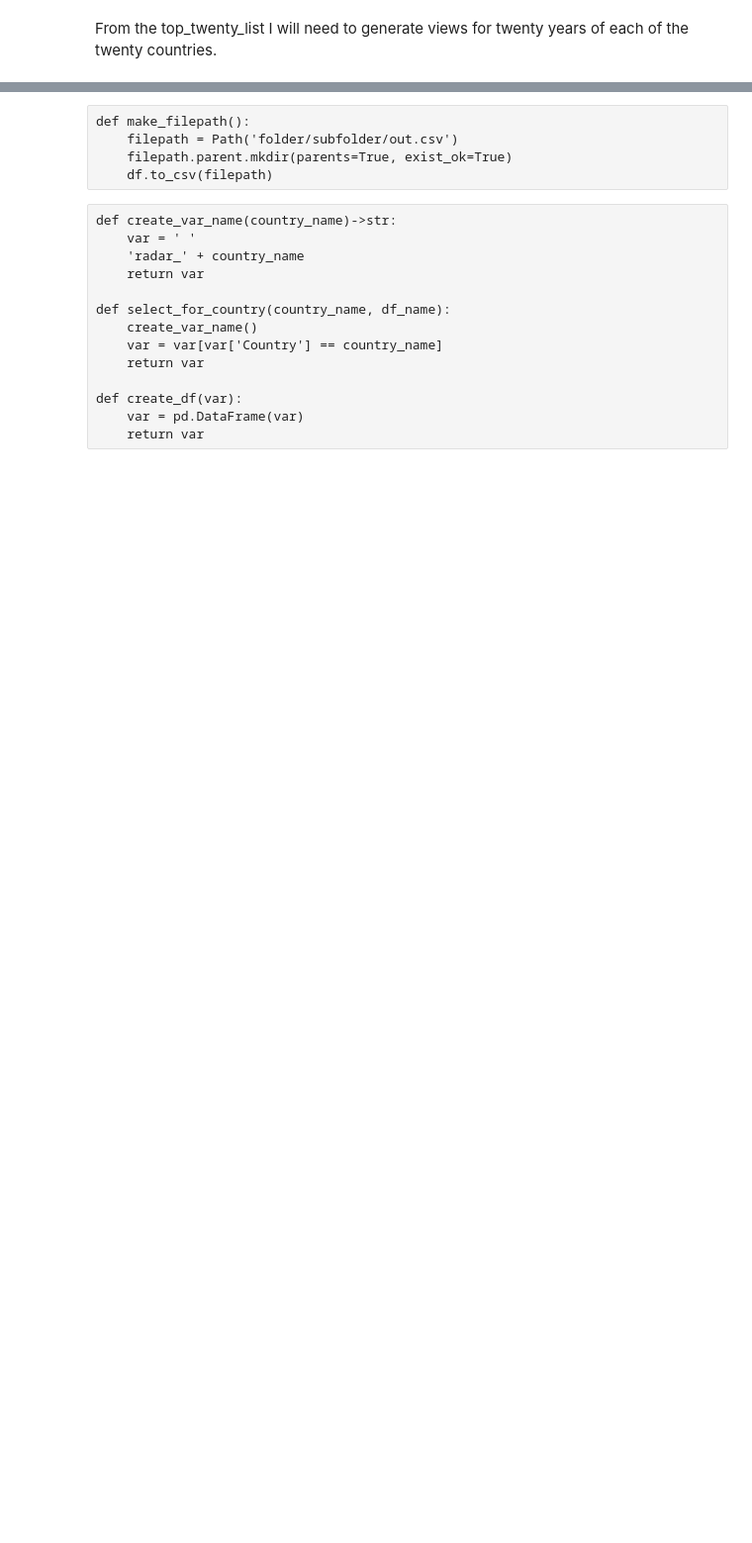
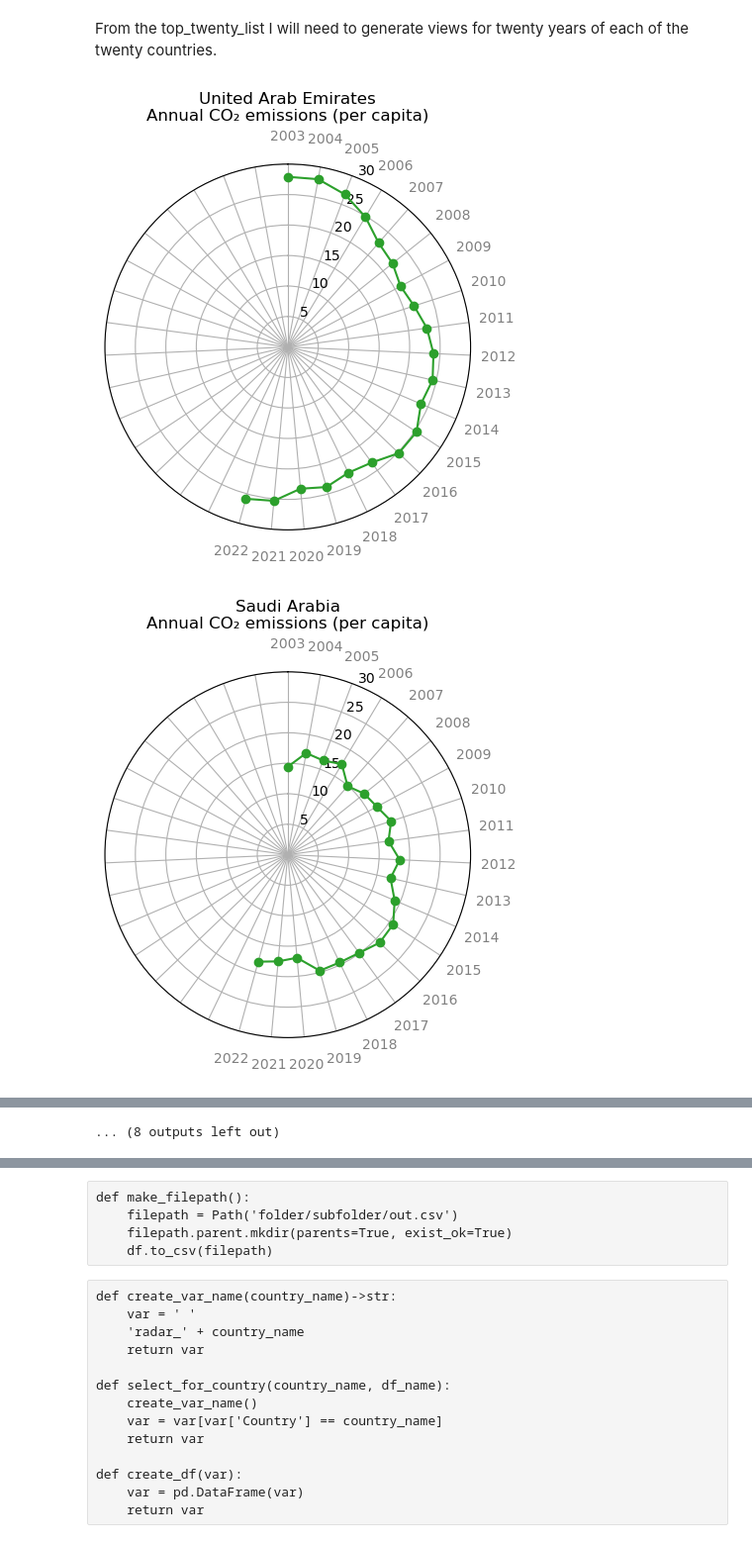
Before and after one commit to LydiaStoneKonstanski/PerCapitaCO2Emissions_data_visualization, a Jupyter notebook: data/co2dataframes.ipynb, the cells around one changed output, grey strips where cells are left out. Shown at 99% size. Cells and saved outputs as stored; diff of their text form; code cells hidden in the pictures; blank space fills up the shorter version.

Commit message:
Country Buttons, Generating radar graphs.

```diff
--- a/data/co2dataframes.ipynb
+++ b/data/co2dataframes.ipynb
@@ -173,8 +193,42 @@ top_twenty.head(20)
 # %% [markdown]
 From the top_twenty_list I will need to generate views for twenty years of each of the twenty countries.
 # %%
-c_filter = capita[['Country', 'Year', Annual CO2 emissions (per capita)]].loc[capita['Year'] >= 2003]
+c_filter = capita[['Country', 'Year', 'Annual CO₂ emissions (per capita)']].loc[capita['Year'] >= 2003]
 c_filter.replace(' ', '_', regex=True)
 c_filter = c_filter.sort_values(by='Year')
 # %%
-c_filter.head()
+def get_radar_plot(country, path, img_extension, save=False):
+    cur_country = c_filter[c_filter['Country']==country]
+    # set a consistent scale across all countries
+    max_value = 30
+    # Initialize the graph and set it as clockwise from the top
+    radar_fig = plt.figure()
+    radar_ax = radar_fig.add_subplot(111, projection='polar')
+    radar_ax.set_theta_direction(-1)
+    radar_ax.set_theta_offset(np.pi/2.0)
+    plt.ylim(0, max_value)
+    # Add padding for future years and scale the angles
+    padded_year_length = len(cur_country) + 15
+    theta = np.arange(padded_year_length + 1) / float(padded_year_length) * 2 * np.pi
+    # Extract values and add padding of null values
+    values = cur_country['Annual CO₂ emissions (per capita)'].values
+    values = np.pad(values, (0, padded_year_length - len(values) + 1), constant_values=np.nan)
+    # Extract labels and add padding of empty strings
+    labels = cur_country['Year'].tolist()
+    labels += [''] * (padded_year_length - len(labels))
+    # Add values and labels to the plot
+    l1, = radar_ax.plot(theta, values, color="C2", marker="o")
+    plt.xticks(theta[:-1], labels, color='grey', size=10)
+    radar_ax.tick_params(pad=10)
+    radar_ax.set_title(country + "\nAnnual CO₂ emissions (per capita)")
+    # Save images if desired
+    if save:
+        plt.savefig(path + country + img_extension, bbox_inches='tight')
+    plt.show()
+
+for country in top_twenty_list:
+    radar_path = '/Users/lydia/Projects/PerCapitaCO2Emissions_data_visualization/static/radar/'
+    get_radar_plot(country, radar_path, '.svg', False) # Set to true to overwrite saved files
+# %% [output]
+[figure, added]
+[figure, added]
@@ -180,0 +245 @@ c_filter.head()
+... (8 outputs left out)
```
Also changed, not shown: parts of 7 cells of this notebook, 27 other files.
